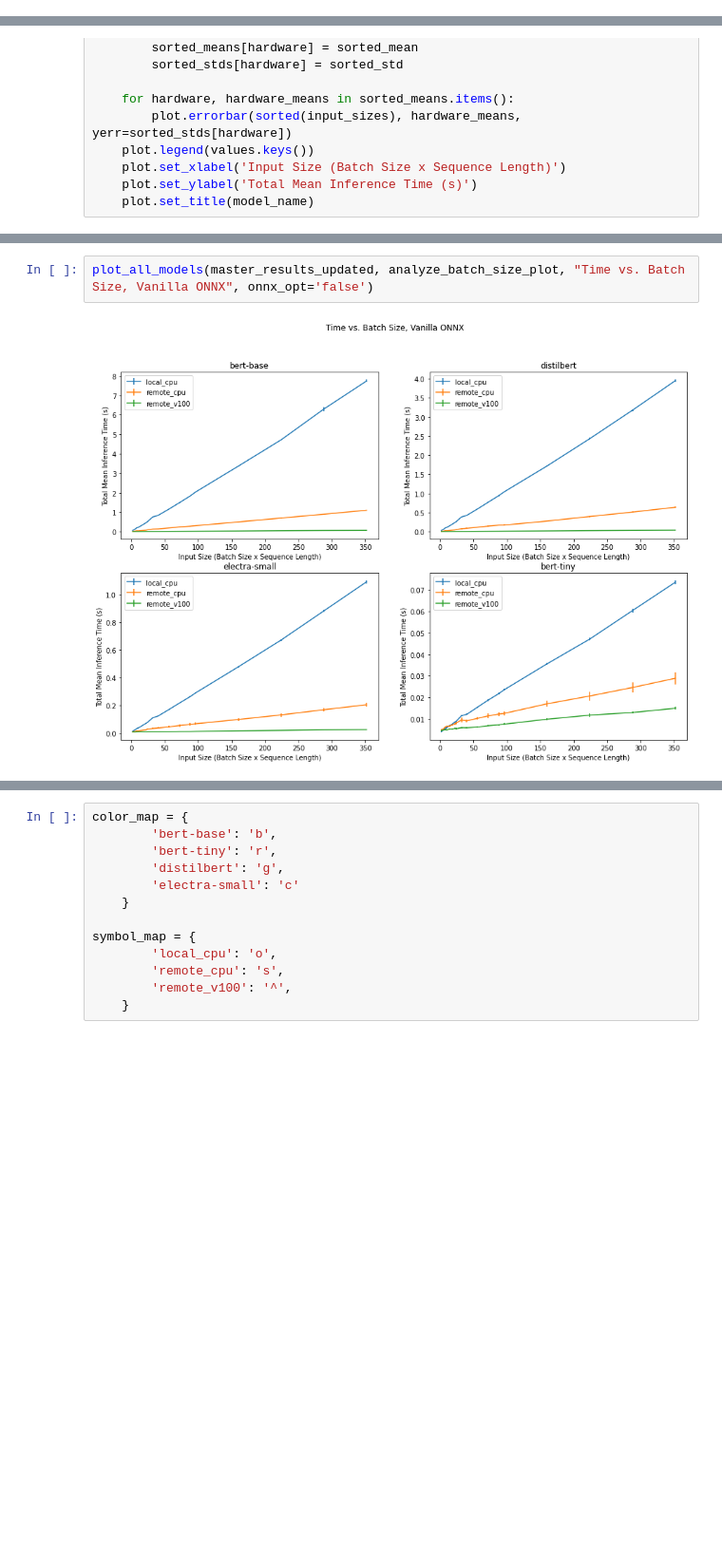
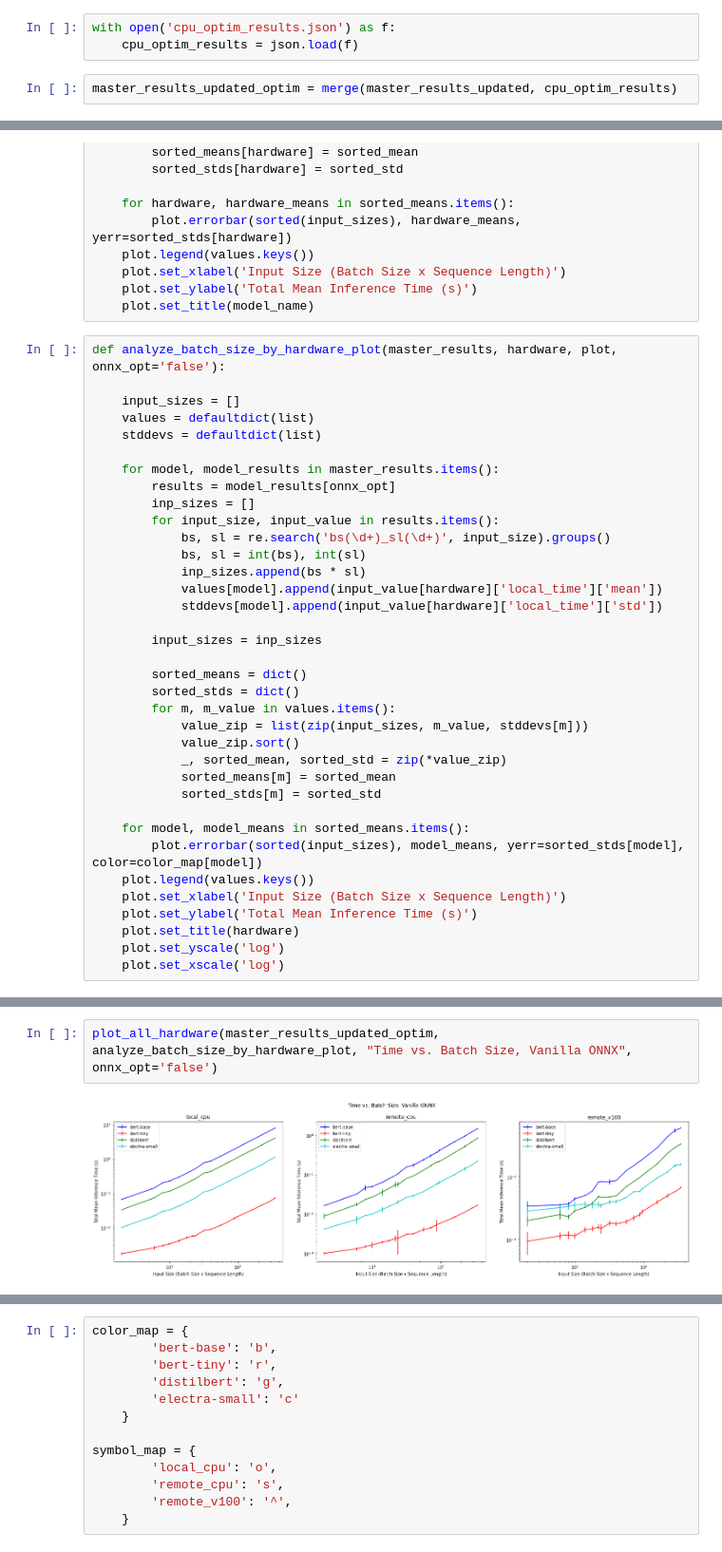
Before and after one commit to kharkarag/practical-transformer-deployment, a Jupyter notebook: Analysis-Anant.ipynb, the cells around one changed output, grey strips where cells are left out. Shown at 95% size. Cells and saved outputs as stored; diff of their text form; blank space fills up the shorter version.

```diff
--- a/Analysis-Anant.ipynb
+++ b/Analysis-Anant.ipynb
@@ -39,3 +39,8 @@ master_results_updated = merge(master_results_updated, v100_results_optim)
 # %%
 with open('master_results_updated.json', 'w+') as f:
     json.dump(master_results_updated, f)
+# %%
+with open('cpu_optim_results.json') as f:
+    cpu_optim_results = json.load(f)
+# %%
+master_results_updated_optim = merge(master_results_updated, cpu_optim_results)
@@ -112,3 +132,39 @@ def analyze_batch_size_plot(model_results, model_name, plot, onnx_opt='false'):
     plot.set_xlabel('Input Size (Batch Size x Sequence Length)')
     plot.set_ylabel('Total Mean Inference Time (s)')
     plot.set_title(model_name)
+# %%
+def analyze_batch_size_by_hardware_plot(master_results, hardware, plot, onnx_opt='false'):
+
+    input_sizes = []
+    values = defaultdict(list)
+    stddevs = defaultdict(list)
+
+    for model, model_results in master_results.items():
+        results = model_results[onnx_opt]
+        inp_sizes = []
+        for input_size, input_value in results.items():
+            bs, sl = re.search('bs(\d+)_sl(\d+)', input_size).groups()
+            bs, sl = int(bs), int(sl)
+            inp_sizes.append(bs * sl)
+            values[model].append(input_value[hardware]['local_time']['mean'])
+            stddevs[model].append(input_value[hardware]['local_time']['std'])
+
+        input_sizes = inp_sizes
+
+        sorted_means = dict()
+        sorted_stds = dict()
+        for m, m_value in values.items():
+            value_zip = list(zip(input_sizes, m_value, stddevs[m]))
+            value_zip.sort()
+            _, sorted_mean, sorted_std = zip(*value_zip)
+            sorted_means[m] = sorted_mean
+            sorted_stds[m] = sorted_std
+
+    for model, model_means in sorted_means.items():
+        plot.errorbar(sorted(input_sizes), model_means, yerr=sorted_stds[model], color=color_map[model])
+    plot.legend(values.keys())
+    plot.set_xlabel('Input Size (Batch Size x Sequence Length)')
+    plot.set_ylabel('Total Mean Inference Time (s)')
+    plot.set_title(hardware)
+    plot.set_yscale('log')
+    plot.set_xscale('log')
@@ -115,4 +215,4 @@ def analyze_batch_size_plot(model_results, model_name, plot, onnx_opt='false'):
 # %%
-plot_all_models(master_results_updated, analyze_batch_size_plot, "Time vs. Batch Size, Vanilla ONNX", onnx_opt='false')
+plot_all_hardware(master_results_updated_optim, analyze_batch_size_by_hardware_plot, "Time vs. Batch Size, Vanilla ONNX", onnx_opt='false')
 # %% [output]
-[figure, old version]
+[figure, new version]
```
Also changed, not shown: parts of 12 cells of this notebook, 5 other files.
